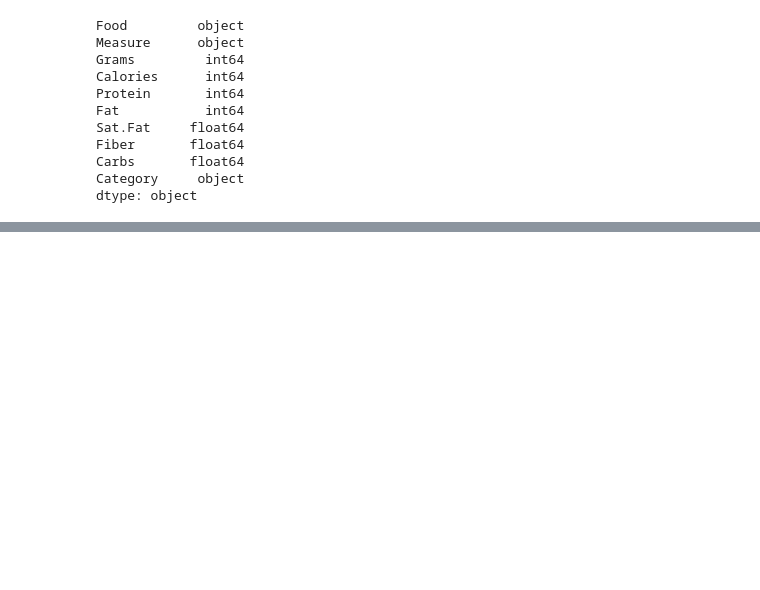
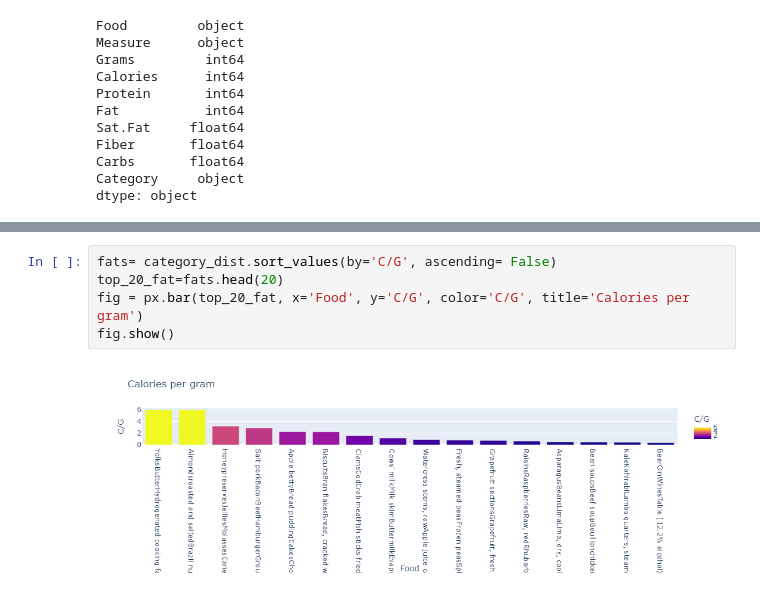
Before and after one commit to imshresth0810/btp, a Jupyter notebook: btp.ipynb, the cells around one changed output, grey strips where cells are left out. Cells and saved outputs as stored; diff of their text form; blank space fills up the shorter version.

```diff
--- a/btp.ipynb
+++ b/btp.ipynb
@@ -168,0 +177,7 @@ category_dist
+# %%
+fats= category_dist.sort_values(by='C/G', ascending= False)
+top_20_fat=fats.head(20)
+fig = px.bar(top_20_fat, x='Food', y='C/G', color='C/G', title='Calories per gram')
+fig.show()
+# %% [output]
+[figure, added]
```
Also changed, not shown: parts of 9 cells of this notebook, 1 other file.
